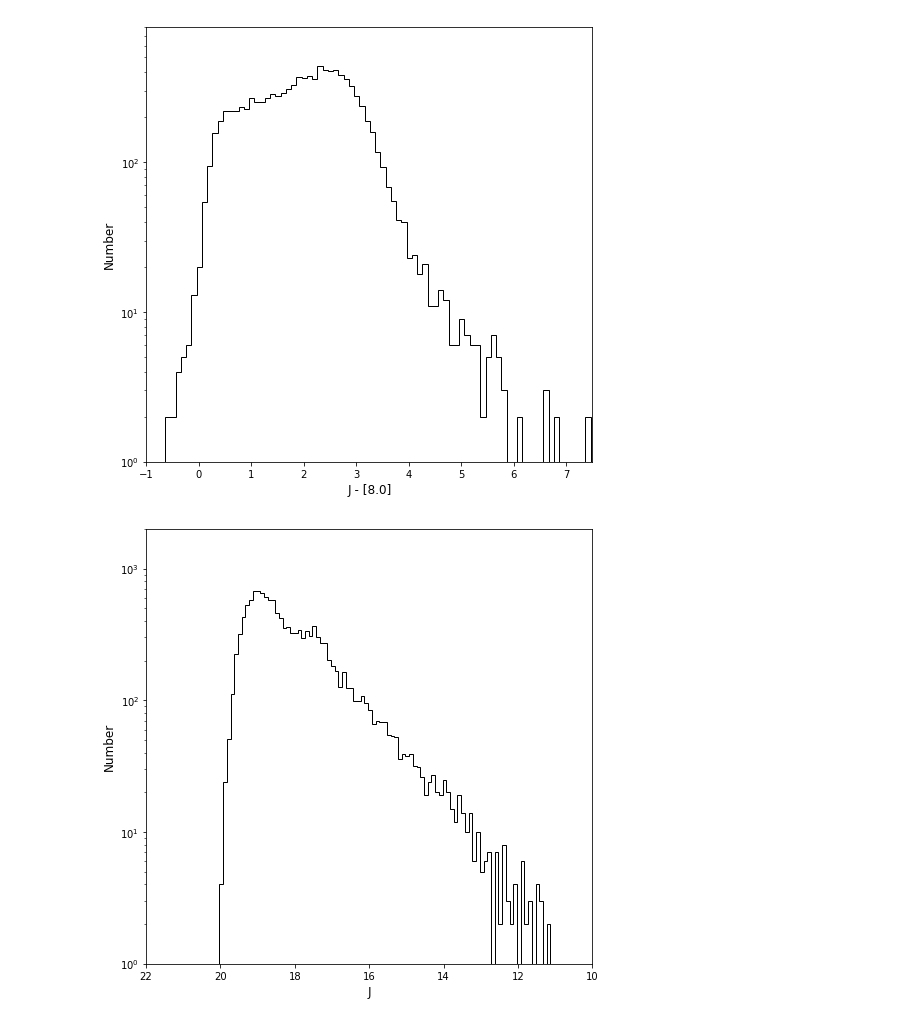
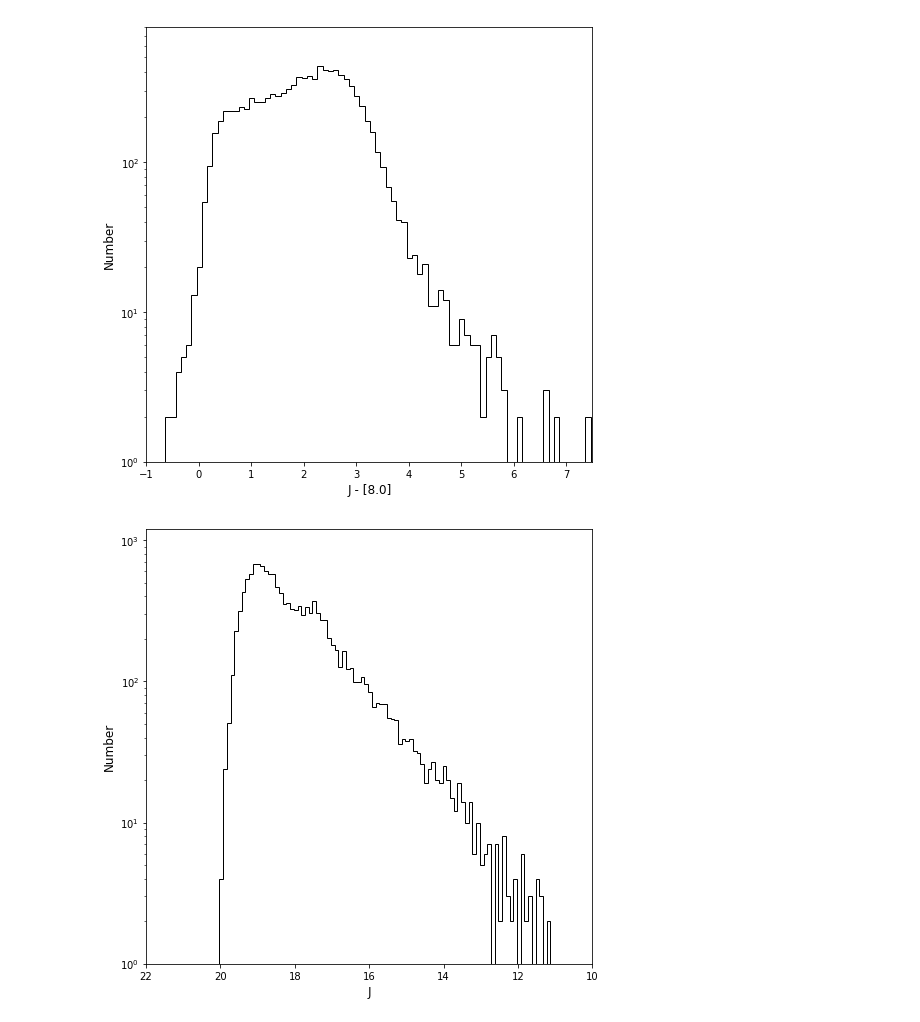
Before and after one commit to alechirschauer/NGC6822, a Jupyter notebook: CMD_19Sep2018.ipynb, the cells around one changed output. Cells and saved outputs as stored; diff of their text form; code cells hidden in the pictures.

```diff
--- a/CMD_19Sep2018.ipynb
+++ b/CMD_19Sep2018.ipynb
@@ -303,25 +298,25 @@ plt.close()
 # %%
 # J-magnitude histogram
 # Luminosity Function
 #
 binwidth = 0.1
 bin_number = (max(np.array(jMINUSkDATA.Jmag))+binwidth)/binwidth
 #
 fig = plt.figure(figsize = (8,8))
 plt.hist(np.array(jMINUSkDATA.Jmag), bins=np.arange(min(np.array(jMINUSkDATA.Jmag)), max(np.array(jMINUSkDATA.Jmag)) + binwidth, binwidth), histtype='step', color='black')
 plt.yscale('log', nonposy='clip')
 plt.xlim(22.0, 10.0)
-plt.ylim(0.0, 2000.0)
+plt.ylim(0.0, 1200.0)
 plt.xlabel('J', size=12)
 plt.ylabel('Number', size=12)
 plt.show()
 plt.close()
 #
 # NB: This uses the J-K catalog and so isn't complete!
 # Trying to employ the full catalog ("filter_phot_data") runs into issues with NaNs.
 #
 # What is necessary is a specific list of photometry for each filter that
 # removes bogus values for only that filter,
 # plus has contaminants removed, specifically the foreground sources (J-H < 0.72).
 # %% [output]
-[figure, old version]
+[figure, new version]
```
Also changed, not shown: parts of 2 cells of this notebook.
